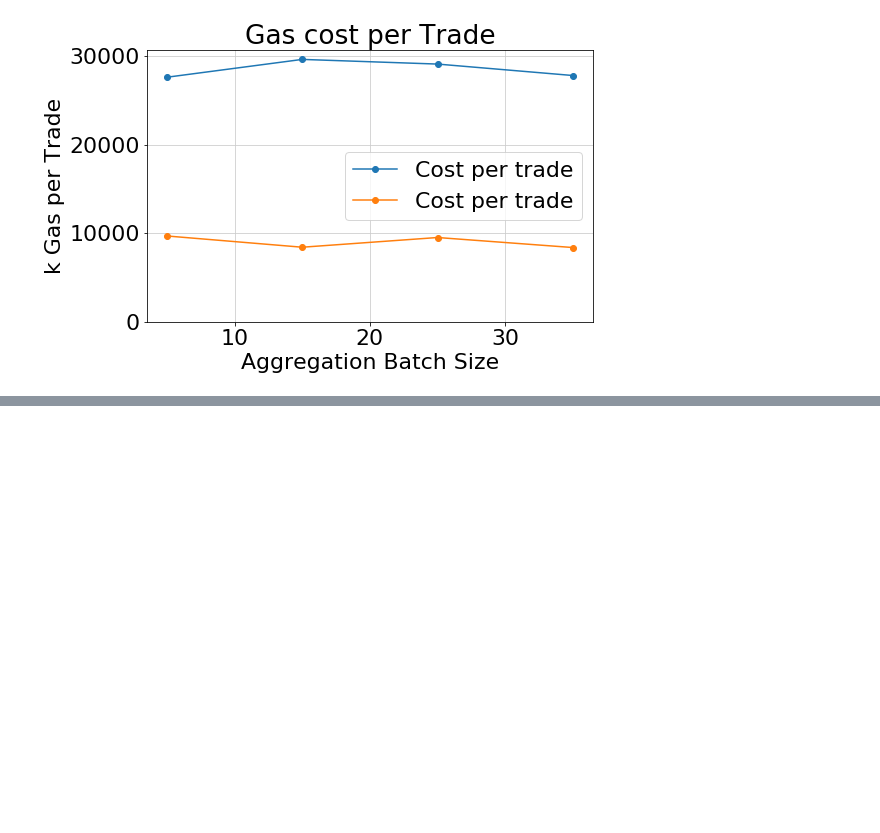
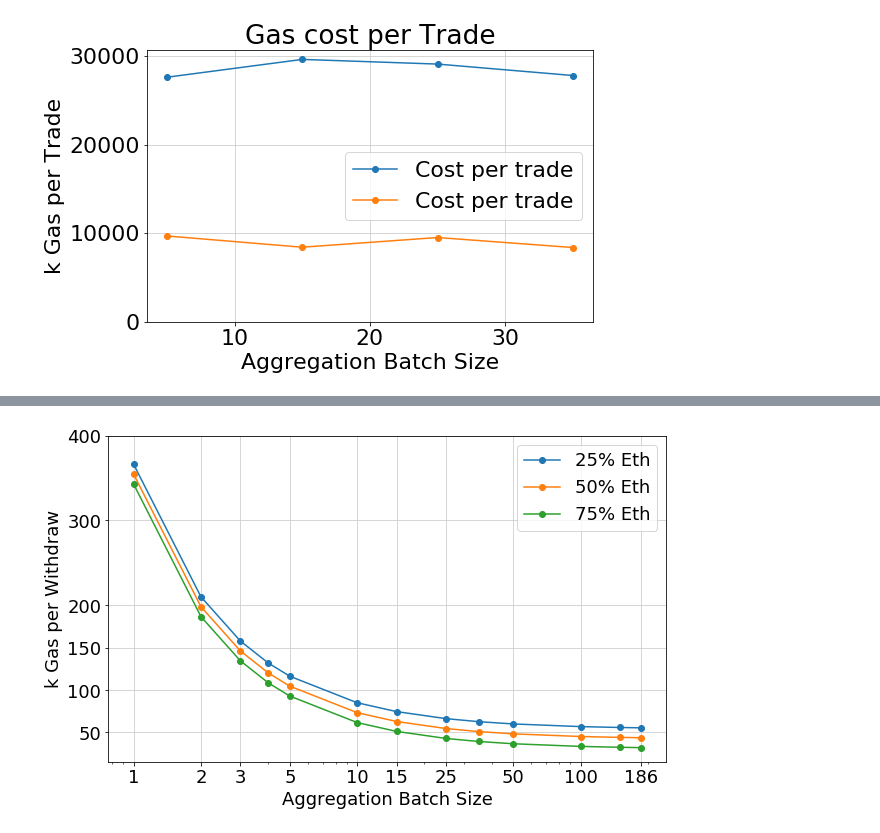
Before and after one commit to petscheit/bachelor, a Jupyter notebook: thesis/diagrams/Diagrams.ipynb, the cells around one changed output, grey strips where cells are left out. Drawn from its saved outputs; the diff is of its cells as text; code cells hidden in the pictures; blank space fills up the shorter version.

```diff
--- a/thesis/diagrams/Diagrams.ipynb
+++ b/thesis/diagrams/Diagrams.ipynb
@@ -383,0 +420,35 @@ gas_cost_curve_token("trade_cost")
+# %%
+def with_cost(filename):
+    data_25 = read_csv(filename + '0_25.csv', ',', False, True)
+    data_5 = read_csv(filename + '0_5.csv', ',', False, True)
+    data_75 = read_csv(filename + '0_75.csv', ',', False, True)
+    plt.rcParams.update({'font.size': 18})
+    cost_per_dep_25 = []
+    cost_per_dep_5 = []
+    cost_per_dep_75 = []
+    label = []
+    for result in data_25:
+        cost_per_dep_25.append(int(data_25[result][2]) / 1000)
+        cost_per_dep_5.append(int(data_5[result][2]) / 1000)
+        cost_per_dep_75.append(int(data_75[result][2]) / 1000)
+        label.append(int(data_25[result][0]))
+
+    fig1, ax1 = plt.subplots(figsize=(10, 6))
+    ax1.plot(label, cost_per_dep_25, 'o-', label="25% Eth")
+    ax1.plot(label, cost_per_dep_5, 'o-', label="50% Eth")
+    ax1.plot(label, cost_per_dep_75, 'o-', label="75% Eth")
+
+    ax1.set_xscale('log')
+    ax1.set_xlabel('Aggregation Batch Size')
+    ax1.set_ylabel('k Gas per Withdraw')
+    ax1.set_xticks([1, 2, 3, 5, 10, 15, 25, 50, 100, 186])
+    ax1.set_yticks([50, 100, 150, 200, 300, 400])
+    ax1.get_yaxis().set_major_formatter(matplotlib.ticker.ScalarFormatter())
+    ax1.get_xaxis().set_major_formatter(matplotlib.ticker.ScalarFormatter())
+    plt.legend()
+    plt.savefig(filename + '.png')
+    plt.show()
+
+with_cost("with_ET_")
+# %% [output]
+[figure, added]
```
Also changed, not shown: parts of 4 cells of this notebook, 35 other files.
